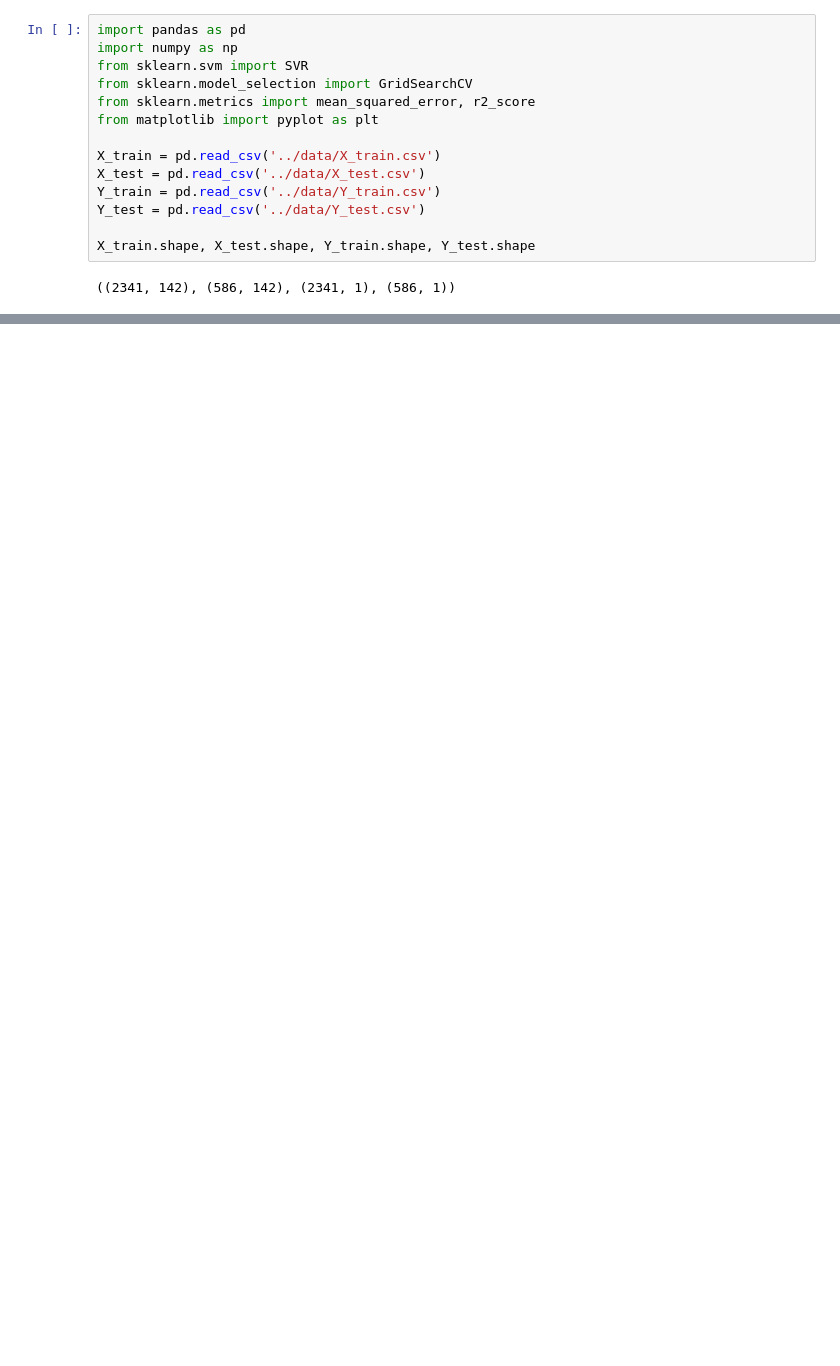
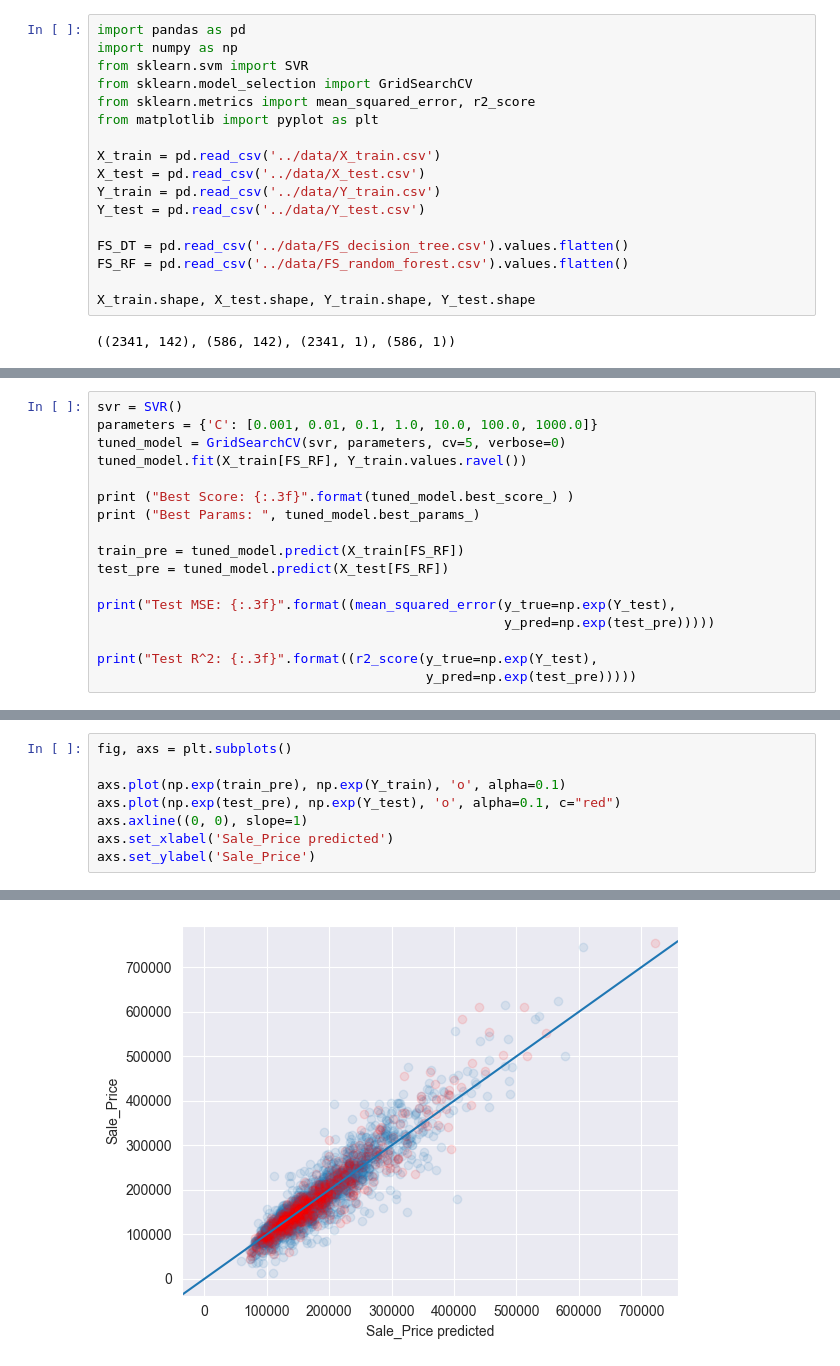
Before and after one commit to davide-tonetto-884585/House-Sale-Price-Prediction, a Jupyter notebook: RegressionModels/SupportVectorMachineRegressor.ipynb, the cells around one changed output, grey strips where cells are left out. Saved outputs shown, nothing was run; the diff lists cells and outputs as text; blank space fills up the shorter version.

Commit message:
rieseguiti modelli e aggiunto XGBoost (il tuning non migliora ancora)

```diff
--- a/RegressionModels/SupportVectorMachineRegressor.ipynb
+++ b/RegressionModels/SupportVectorMachineRegressor.ipynb
@@ -11,6 +11,9 @@ X_test = pd.read_csv('../data/X_test.csv')
 Y_train = pd.read_csv('../data/Y_train.csv')
 Y_test = pd.read_csv('../data/Y_test.csv')
 
+FS_DT = pd.read_csv('../data/FS_decision_tree.csv').values.flatten()
+FS_RF = pd.read_csv('../data/FS_random_forest.csv').values.flatten()
+
 X_train.shape, X_test.shape, Y_train.shape, Y_test.shape
 # %% [output]
 ((2341, 142), (586, 142), (2341, 1), (586, 1))
@@ -51,0 +57,17 @@ Text(0, 0.5, 'Sale_Price')
+# %%
+svr = SVR()
+parameters = {'C': [0.001, 0.01, 0.1, 1.0, 10.0, 100.0, 1000.0]}
+tuned_model = GridSearchCV(svr, parameters, cv=5, verbose=0)
+tuned_model.fit(X_train[FS_RF], Y_train.values.ravel())
+
+print ("Best Score: {:.3f}".format(tuned_model.best_score_) )
+print ("Best Params: ", tuned_model.best_params_)
+
+train_pre = tuned_model.predict(X_train[FS_RF])
+test_pre = tuned_model.predict(X_test[FS_RF])
+
+print("Test MSE: {:.3f}".format((mean_squared_error(y_true=np.exp(Y_test),
+                                                    y_pred=np.exp(test_pre)))))
+
+print("Test R^2: {:.3f}".format((r2_score(y_true=np.exp(Y_test),
+                                          y_pred=np.exp(test_pre)))))
@@ -51,0 +79,9 @@ Text(0, 0.5, 'Sale_Price')
+# %%
+fig, axs = plt.subplots()
+
+axs.plot(np.exp(train_pre), np.exp(Y_train), 'o', alpha=0.1)
+axs.plot(np.exp(test_pre), np.exp(Y_test), 'o', alpha=0.1, c="red")
+axs.axline((0, 0), slope=1)
+axs.set_xlabel('Sale_Price predicted')
+axs.set_ylabel('Sale_Price')
+# %% [output]
@@ -51,0 +89 @@ Text(0, 0.5, 'Sale_Price')
+[figure, added]
```
Also changed, not shown: parts of 6 cells of this notebook, 10 other files.
